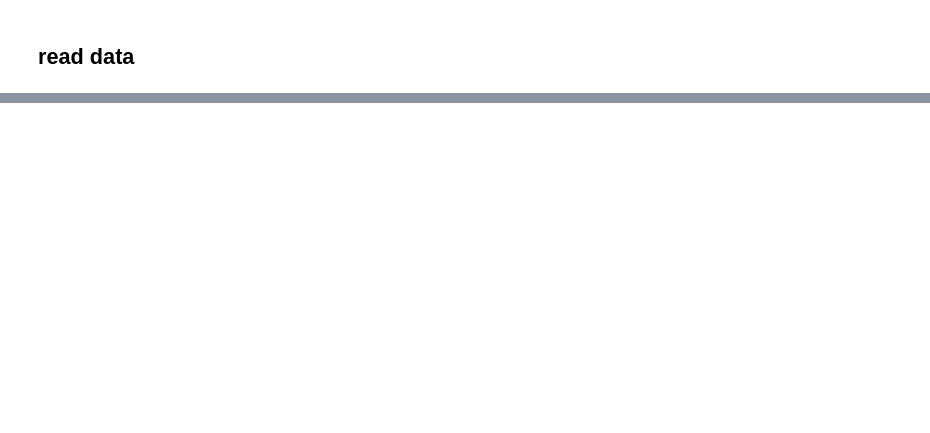
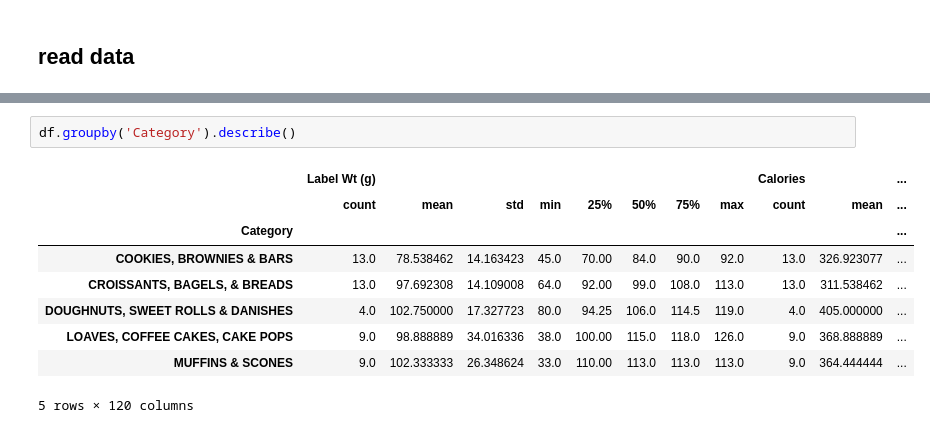
Before and after one commit to prasertcbs/pandas, a Jupyter notebook: pandas_clean_multilevel_table.ipynb, the cells around one changed output, grey strips where cells are left out. Cells and saved outputs as stored; diff of their text form; blank space fills up the shorter version.

```diff
--- a/pandas_clean_multilevel_table.ipynb
+++ b/pandas_clean_multilevel_table.ipynb
@@ -51,2 +236,14 @@ df
+# %%
+df.groupby('Category').describe()
+# %% [output]
+|  | Label Wt (g) |  |  |  |  |  |  |  | Calories |  | ... |
+|  | count | mean | std | min | 25% | 50% | 75% | max | count | mean | ... |
+| Category |  |  |  |  |  |  |  |  |  |  | ... |
+| COOKIES, BROWNIES & BARS | 13.0 | 78.538462 | 14.163423 | 45.0 | 70.00 | 84.0 | 90.0 | 92.0 | 13.0 | 326.923077 | ... |
+| CROISSANTS, BAGELS, & BREADS | 13.0 | 97.692308 | 14.109008 | 64.0 | 92.00 | 99.0 | 108.0 | 113.0 | 13.0 | 311.538462 | ... |
+| DOUGHNUTS, SWEET ROLLS & DANISHES | 4.0 | 102.750000 | 17.327723 | 80.0 | 94.25 | 106.0 | 114.5 | 119.0 | 4.0 | 405.000000 | ... |
+| LOAVES, COFFEE CAKES, CAKE POPS | 9.0 | 98.888889 | 34.016336 | 38.0 | 100.00 | 115.0 | 118.0 | 126.0 | 9.0 | 368.888889 | ... |
+| MUFFINS & SCONES | 9.0 | 102.333333 | 26.348624 | 33.0 | 110.00 | 113.0 | 113.0 | 113.0 | 9.0 | 364.444444 | ... |
+5 rows × 120 columns
 # %%
 df.columns
```
Also changed, not shown: parts of 19 cells of this notebook.
